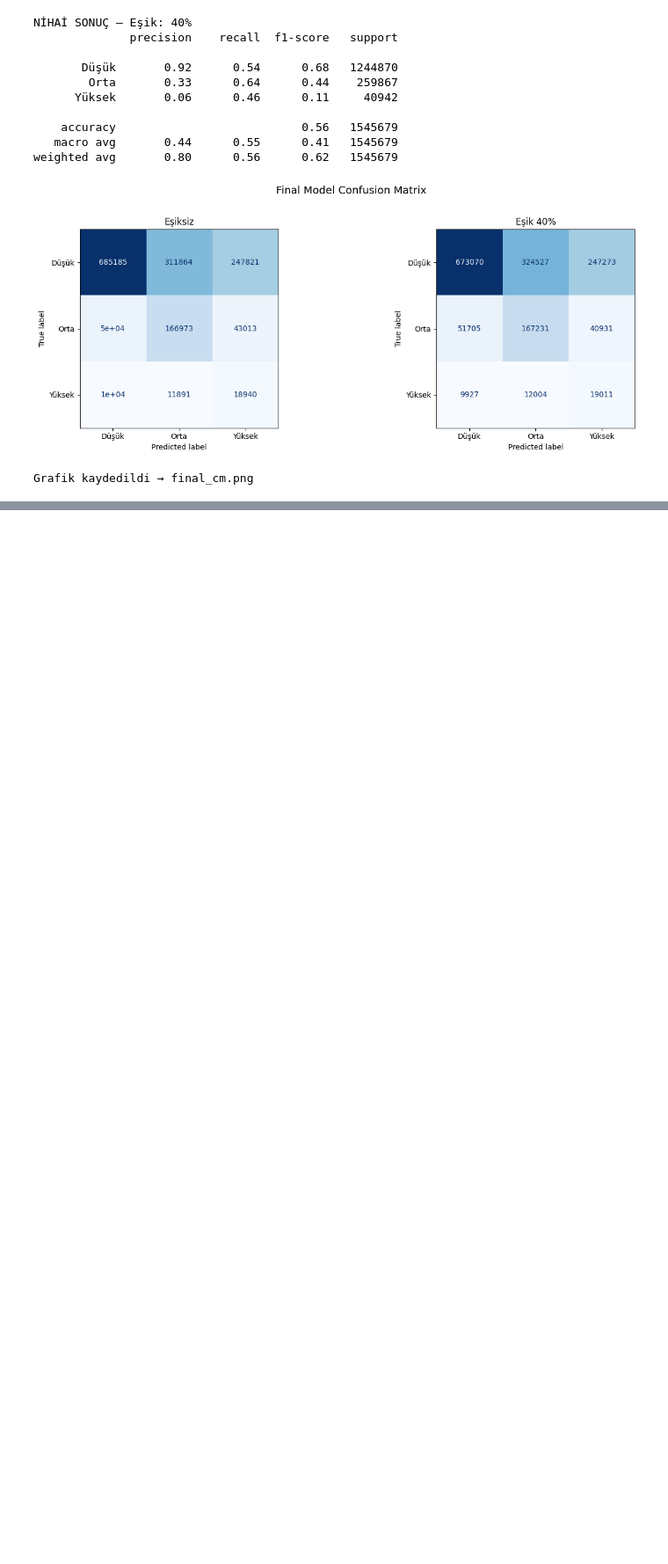
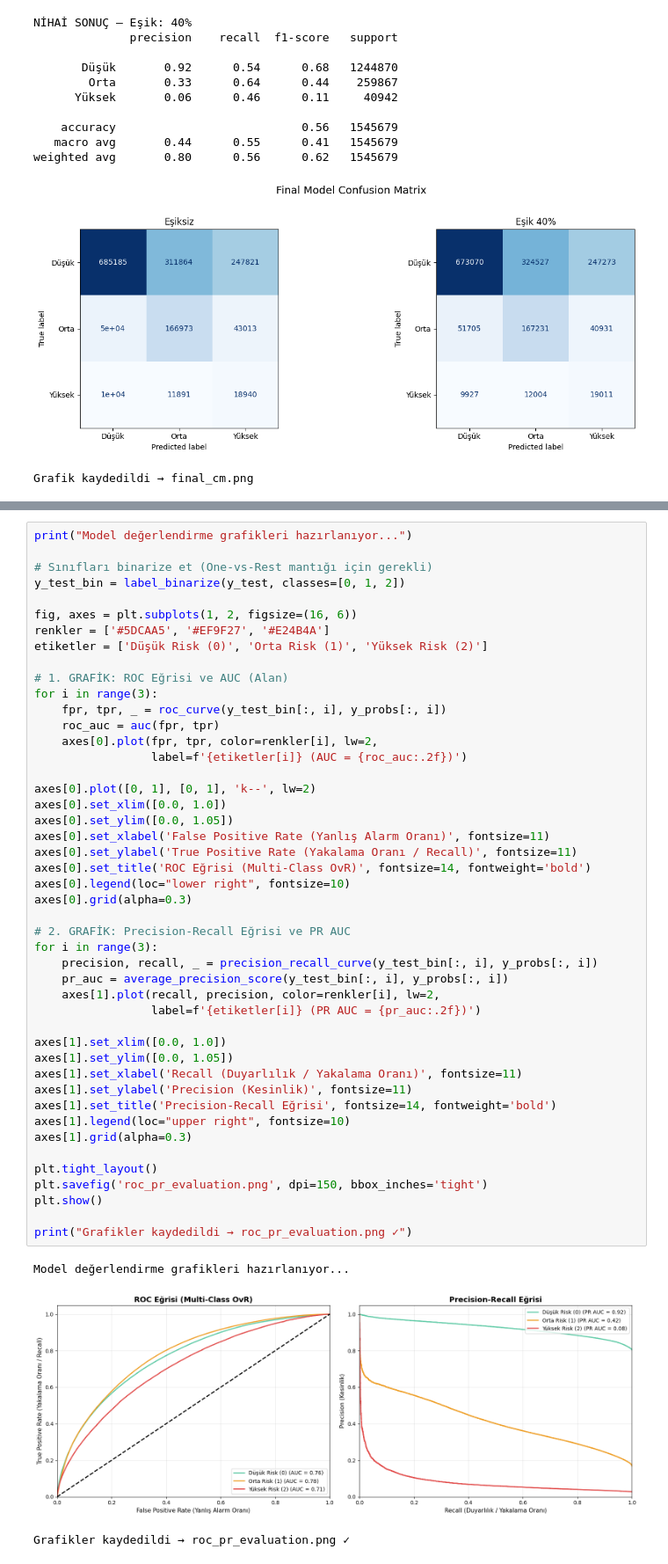
Before and after one commit to Enesdagci/road-risk-analysis, a Jupyter notebook: eda_v2.ipynb, the cells around one changed output, grey strips where cells are left out. Shown at 88% size. Cells and saved outputs as stored; diff of their text form; blank space fills up the shorter version.

```diff
--- a/eda_v2.ipynb
+++ b/eda_v2.ipynb
@@ -723,0 +750,50 @@ Grafik kaydedildi → final_cm.png
+# %%
+print("Model değerlendirme grafikleri hazırlanıyor...")
+
+# Sınıfları binarize et (One-vs-Rest mantığı için gerekli)
+y_test_bin = label_binarize(y_test, classes=[0, 1, 2])
+
+fig, axes = plt.subplots(1, 2, figsize=(16, 6))
+renkler = ['#5DCAA5', '#EF9F27', '#E24B4A']
+etiketler = ['Düşük Risk (0)', 'Orta Risk (1)', 'Yüksek Risk (2)']
+
+# 1. GRAFİK: ROC Eğrisi ve AUC (Alan)
+for i in range(3):
+    fpr, tpr, _ = roc_curve(y_test_bin[:, i], y_probs[:, i])
+    roc_auc = auc(fpr, tpr)
+    axes[0].plot(fpr, tpr, color=renkler[i], lw=2,
+                 label=f'{etiketler[i]} (AUC = {roc_auc:.2f})')
+
+axes[0].plot([0, 1], [0, 1], 'k--', lw=2)
+axes[0].set_xlim([0.0, 1.0])
+axes[0].set_ylim([0.0, 1.05])
+axes[0].set_xlabel('False Positive Rate (Yanlış Alarm Oranı)', fontsize=11)
+axes[0].set_ylabel('True Positive Rate (Yakalama Oranı / Recall)', fontsize=11)
+axes[0].set_title('ROC Eğrisi (Multi-Class OvR)', fontsize=14, fontweight='bold')
+axes[0].legend(loc="lower right", fontsize=10)
+axes[0].grid(alpha=0.3)
+
+# 2. GRAFİK: Precision-Recall Eğrisi ve PR AUC
+for i in range(3):
+    precision, recall, _ = precision_recall_curve(y_test_bin[:, i], y_probs[:, i])
+    pr_auc = average_precision_score(y_test_bin[:, i], y_probs[:, i])
+    axes[1].plot(recall, precision, color=renkler[i], lw=2,
+                 label=f'{etiketler[i]} (PR AUC = {pr_auc:.2f})')
+
+axes[1].set_xlim([0.0, 1.0])
+axes[1].set_ylim([0.0, 1.05])
+axes[1].set_xlabel('Recall (Duyarlılık / Yakalama Oranı)', fontsize=11)
+axes[1].set_ylabel('Precision (Kesinlik)', fontsize=11)
+axes[1].set_title('Precision-Recall Eğrisi', fontsize=14, fontweight='bold')
+axes[1].legend(loc="upper right", fontsize=10)
+axes[1].grid(alpha=0.3)
+
+plt.tight_layout()
+plt.savefig('roc_pr_evaluation.png', dpi=150, bbox_inches='tight')
+plt.show()
+
+print("Grafikler kaydedildi → roc_pr_evaluation.png ✓")
+# %% [output]
+Model değerlendirme grafikleri hazırlanıyor...
+[figure, added]
+Grafikler kaydedildi → roc_pr_evaluation.png ✓
```
Also changed, not shown: parts of 10 cells of this notebook.
